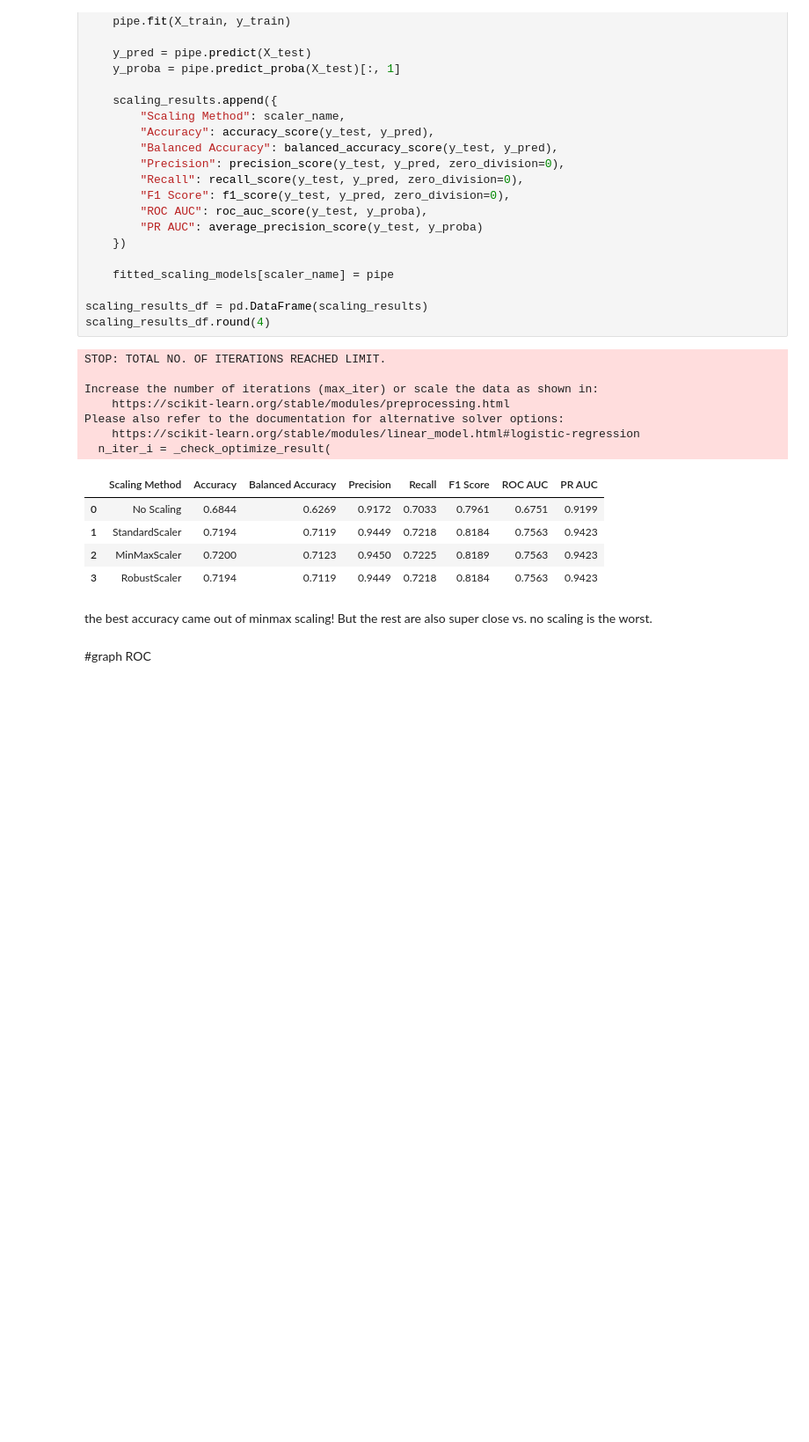
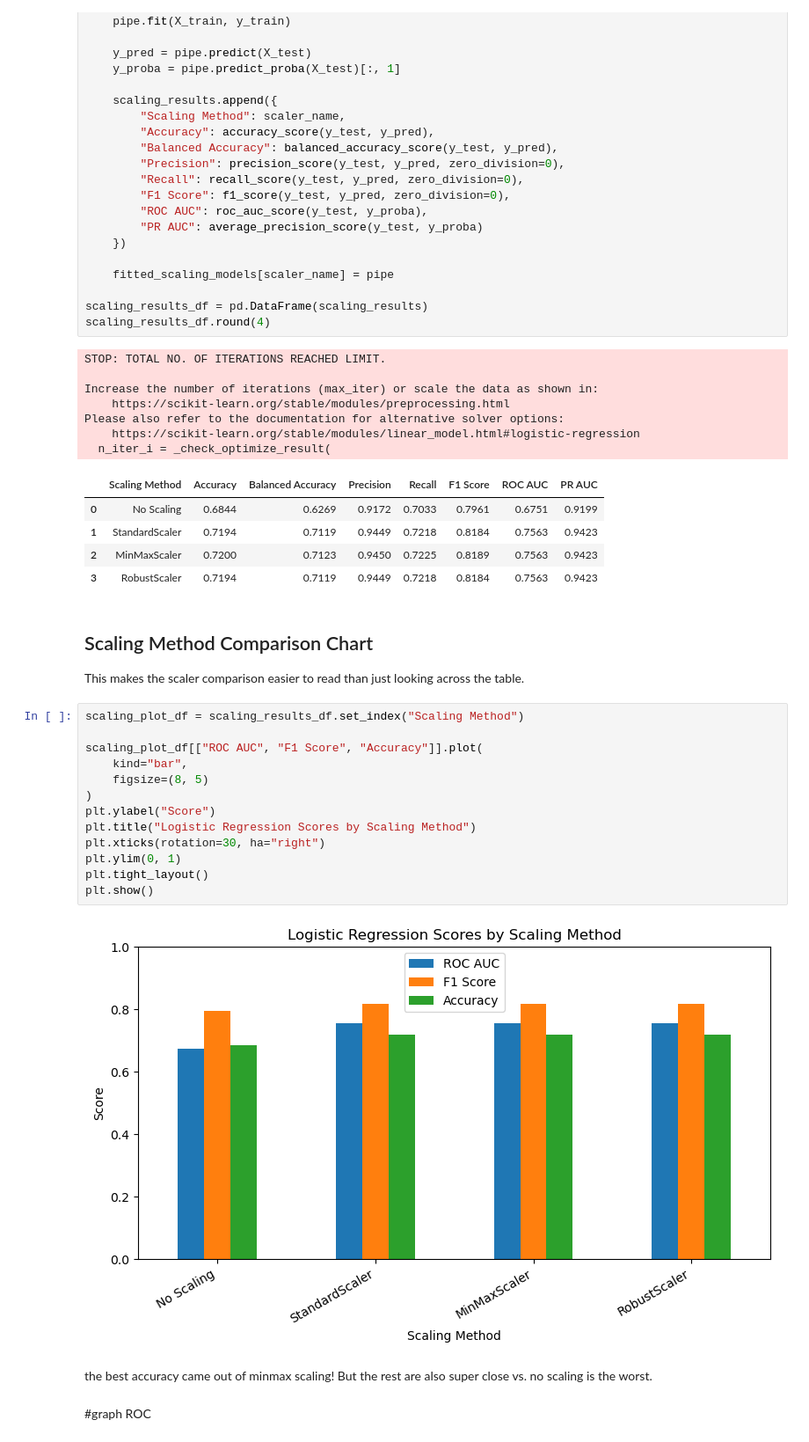
Before and after one commit to riverocel/capstone, a Jupyter notebook: week2,4_marketing.ipynb, the cells around one changed output. Shown at 88% size. Saved outputs shown, nothing was run; the diff lists cells and outputs as text; blank space fills up the shorter version.

```diff
--- a/week2,4_marketing.ipynb
+++ b/week2,4_marketing.ipynb
@@ -243,6 +258,25 @@ Please also refer to the documentation for alternative solver options:
 | 1 | StandardScaler | 0.7194 | 0.7119 | 0.9449 | 0.7218 | 0.8184 | 0.7563 | 0.9423 |
 | 2 | MinMaxScaler | 0.7200 | 0.7123 | 0.9450 | 0.7225 | 0.8189 | 0.7563 | 0.9423 |
 | 3 | RobustScaler | 0.7194 | 0.7119 | 0.9449 | 0.7218 | 0.8184 | 0.7563 | 0.9423 |
+# %% [markdown]
+## Scaling Method Comparison Chart
+
+This makes the scaler comparison easier to read than just looking across the table.
+# %%
+scaling_plot_df = scaling_results_df.set_index("Scaling Method")
+
+scaling_plot_df[["ROC AUC", "F1 Score", "Accuracy"]].plot(
+    kind="bar",
+    figsize=(8, 5)
+)
+plt.ylabel("Score")
+plt.title("Logistic Regression Scores by Scaling Method")
+plt.xticks(rotation=30, ha="right")
+plt.ylim(0, 1)
+plt.tight_layout()
+plt.show()
+# %% [output]
+[figure, added]
 # %% [markdown]
 the best accuracy came out of minmax scaling! But the rest are also super close vs. no scaling is the worst.
 # %% [markdown]
```
Also changed, not shown: parts of 5 cells of this notebook, 3 other files.
